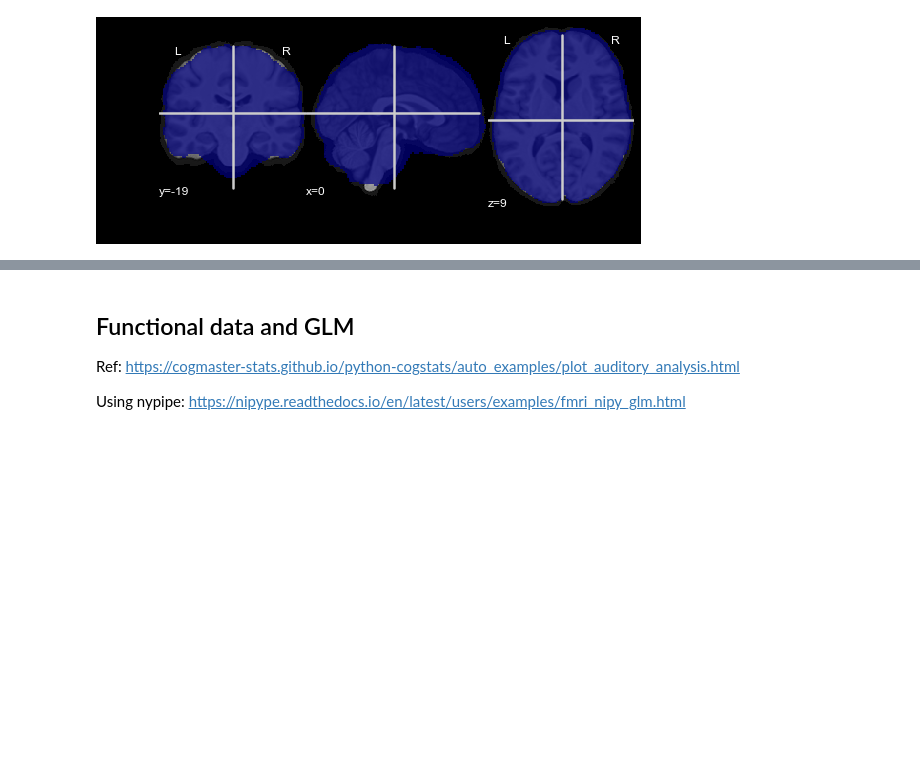
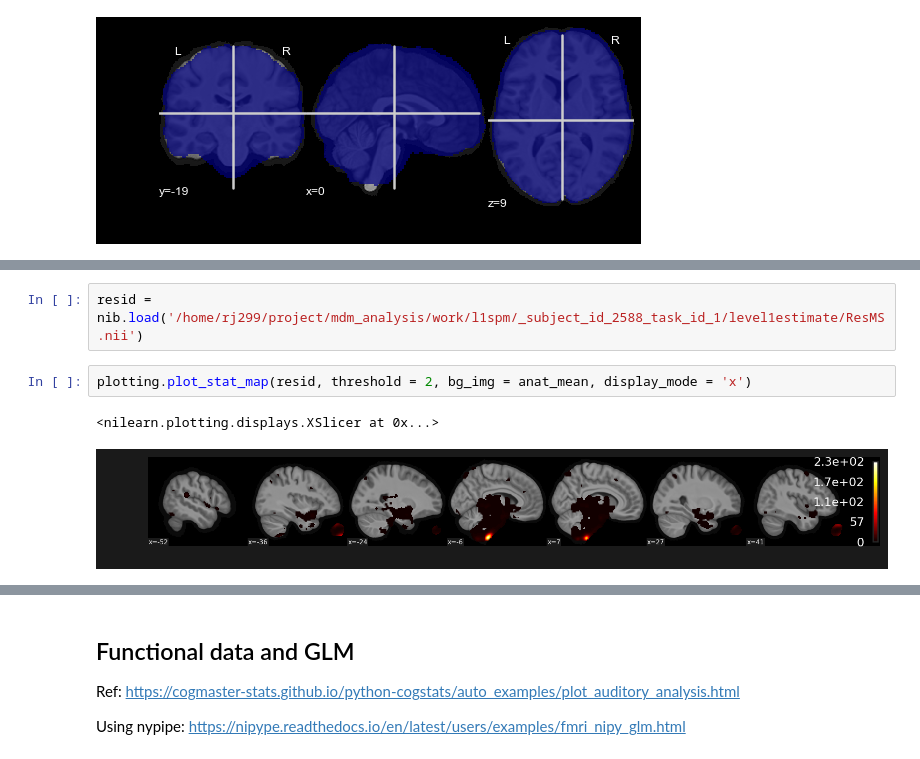
Before and after one commit to ruonanjia/mdm_imaging_analysis, a Jupyter notebook: mdm_imaging_glm.ipynb, the cells around one changed output, grey strips where cells are left out. Drawn from its saved outputs; the diff is of its cells as text; blank space fills up the shorter version.

```diff
--- a/mdm_imaging_glm.ipynb
+++ b/mdm_imaging_glm.ipynb
@@ -493,0 +257,7 @@ totalEvent_sub[0]
+# %%
+resid = nib.load('/home/rj299/project/mdm_analysis/work/l1spm/_subject_id_2588_task_id_1/level1estimate/ResMS.nii')
+# %%
+plotting.plot_stat_map(resid, threshold = 2, bg_img = anat_mean, display_mode = 'x')
+# %% [output]
+<nilearn.plotting.displays.XSlicer at 0x...>
+[figure, added]
```
Also changed, not shown: parts of 65 cells of this notebook.
